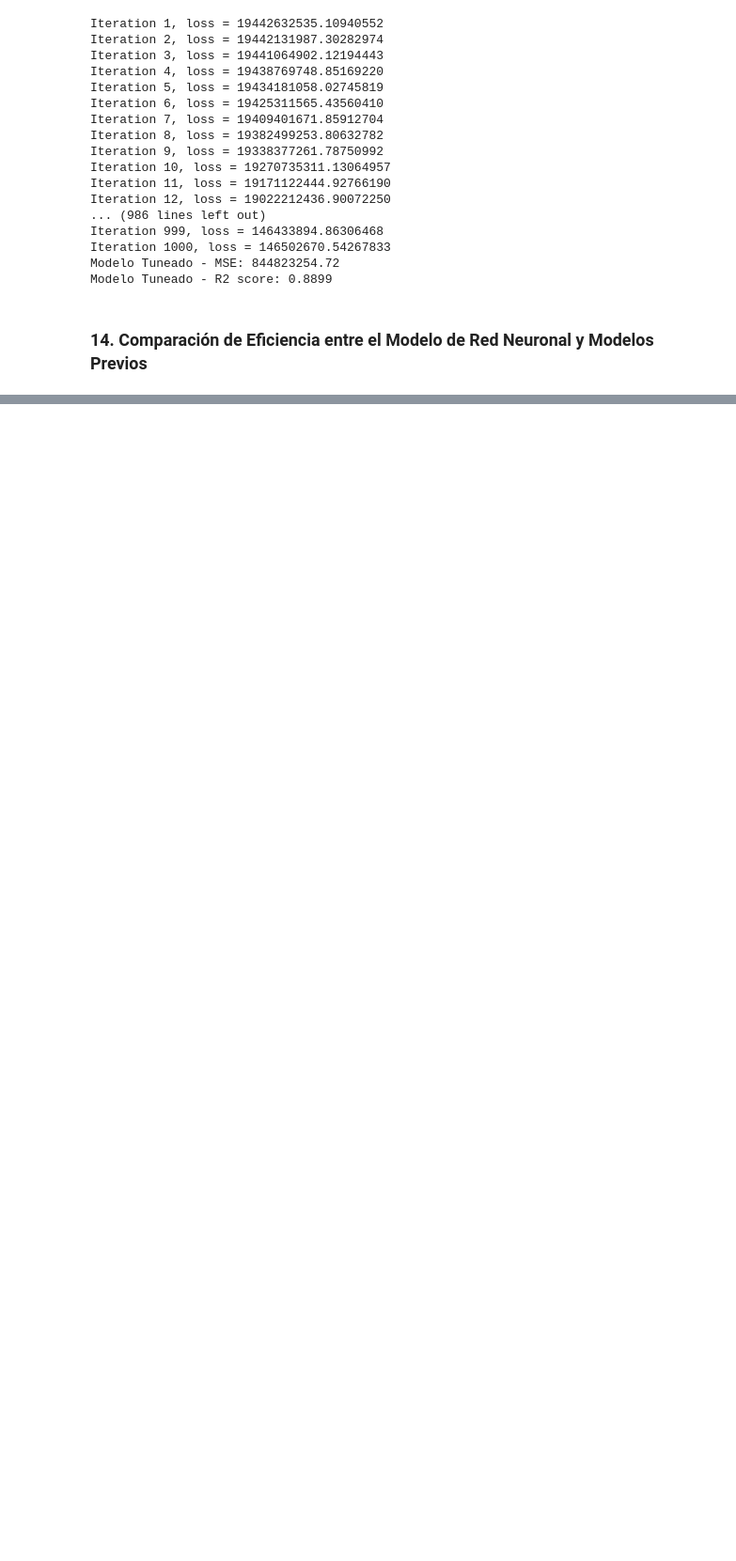
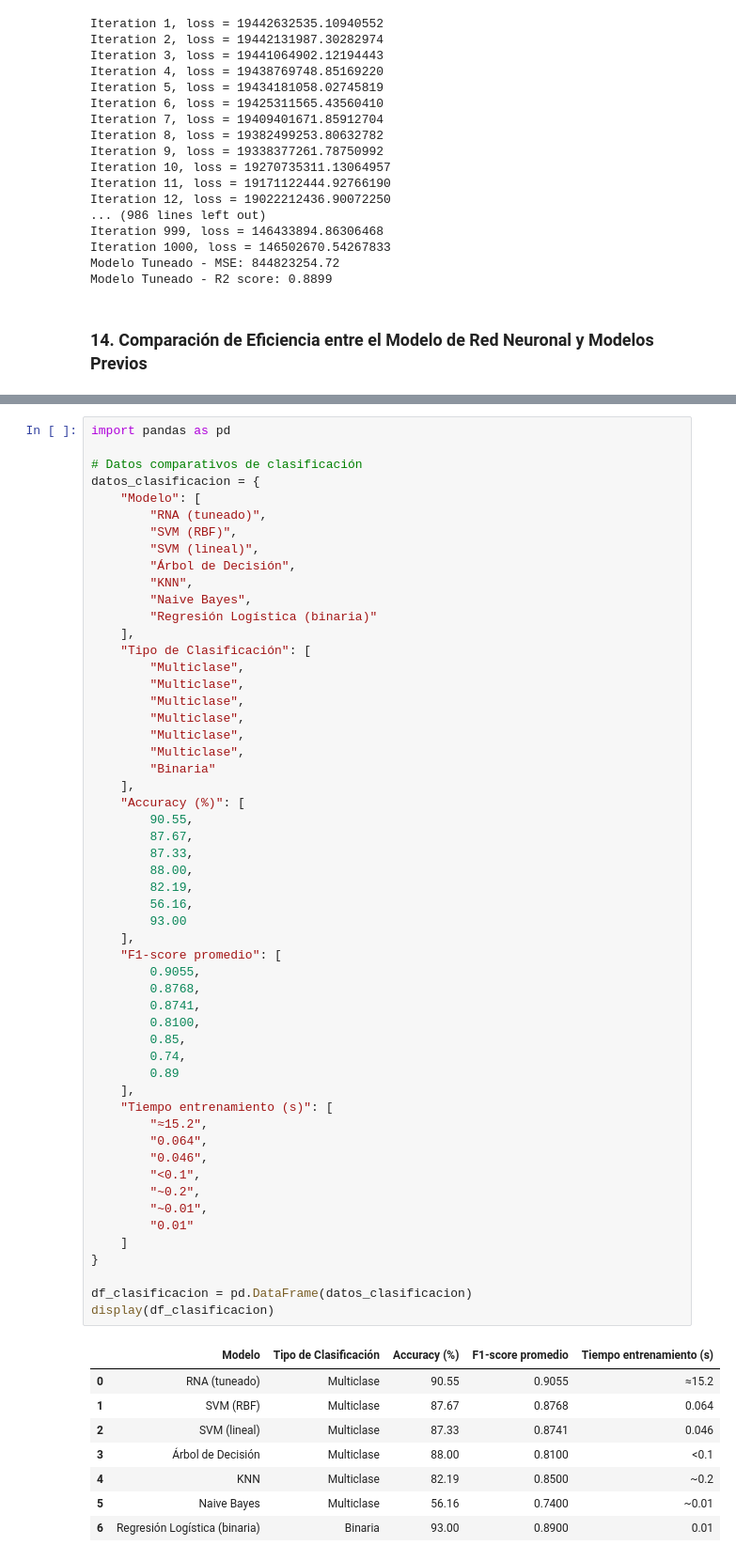
Before and after one commit to EstebanZG999/HT9Mineria, a Jupyter notebook: src/rna.ipynb, the cells around one changed output, grey strips where cells are left out. Shown: that part at 94% size. Saved outputs shown, nothing was run; the diff lists cells and outputs as text; blank space fills up the shorter version.

```diff
--- a/src/rna.ipynb
+++ b/src/rna.ipynb
@@ -560,0 +563,63 @@ display(df_modelos)
+# %%
+import pandas as pd
+
+# Datos comparativos de clasificación
+datos_clasificacion = {
+    "Modelo": [
+        "RNA (tuneado)",
+        "SVM (RBF)",
+        "SVM (lineal)",
+        "Árbol de Decisión",
+        "KNN",
+        "Naive Bayes",
+        "Regresión Logística (binaria)"
+    ],
+    "Tipo de Clasificación": [
+        "Multiclase",
+        "Multiclase",
+        "Multiclase",
+        "Multiclase",
+        "Multiclase",
+        "Multiclase",
+        "Binaria"
+    ],
+    "Accuracy (%)": [
+        90.55,
+        87.67,
+        87.33,
+        88.00,
+        82.19,
+        56.16,
+        93.00
+    ],
+    "F1-score promedio": [
+        0.9055,
+        0.8768,
+        0.8741,
+        0.8100,
+        0.85,
+        0.74,
+        0.89
+    ],
+    "Tiempo entrenamiento (s)": [
+        "≈15.2",
+        "0.064",
+        "0.046",
+        "<0.1",
+        "~0.2",
+        "~0.01",
+        "0.01"
+    ]
+}
+
+df_clasificacion = pd.DataFrame(datos_clasificacion)
+display(df_clasificacion)
+# %% [output]
+|  | Modelo | Tipo de Clasificación | Accuracy (%) | F1-score promedio | Tiempo entrenamiento (s) |
+| 0 | RNA (tuneado) | Multiclase | 90.55 | 0.9055 | ≈15.2 |
+| 1 | SVM (RBF) | Multiclase | 87.67 | 0.8768 | 0.064 |
+| 2 | SVM (lineal) | Multiclase | 87.33 | 0.8741 | 0.046 |
+| 3 | Árbol de Decisión | Multiclase | 88.00 | 0.8100 | <0.1 |
+| 4 | KNN | Multiclase | 82.19 | 0.8500 | ~0.2 |
+| 5 | Naive Bayes | Multiclase | 56.16 | 0.7400 | ~0.01 |
+| 6 | Regresión Logística (binaria) | Binaria | 93.00 | 0.8900 | 0.01 |
```
Also changed, not shown: parts of 1 cell of this notebook.
